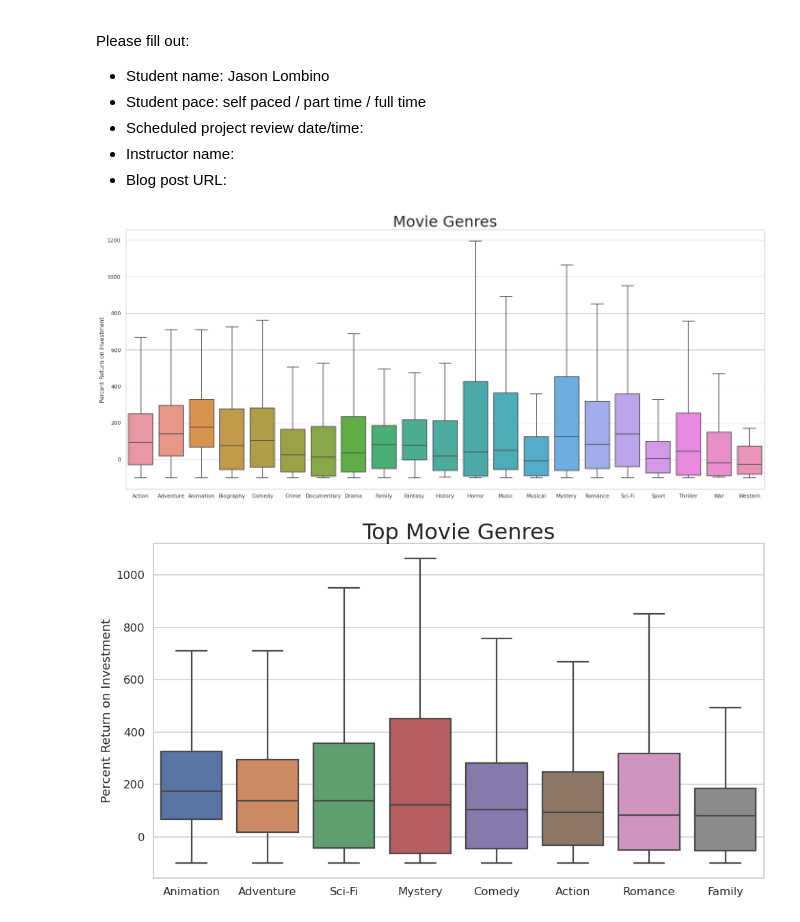
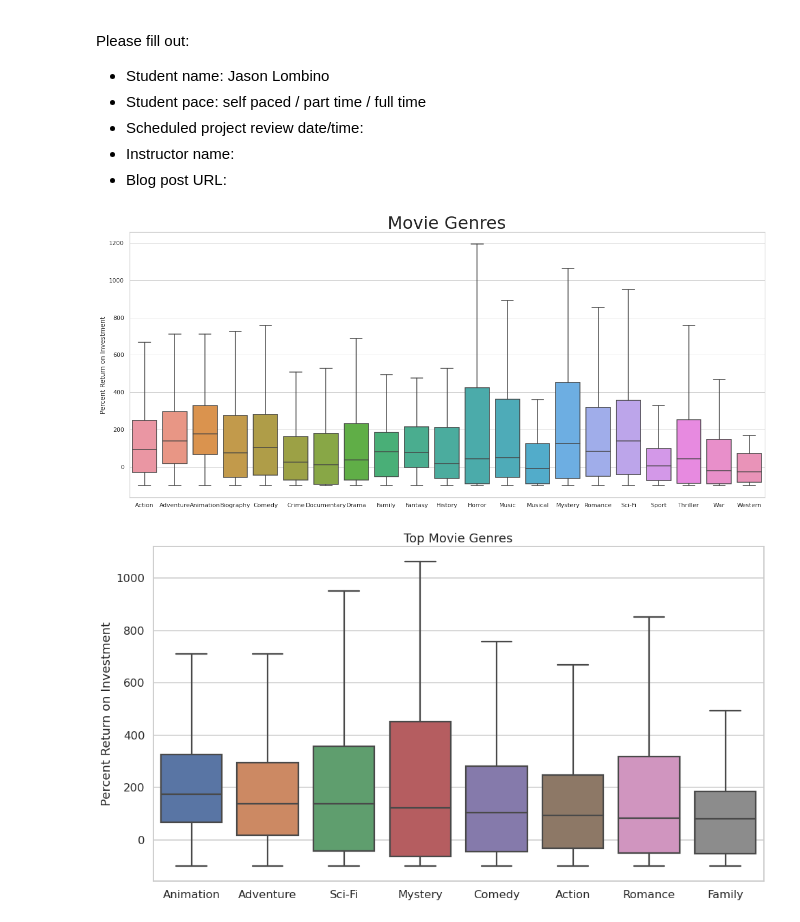
Before and after one commit to jlombino/dsc-phase-1-project, a Jupyter notebook: Jason's Work.ipynb, the cells around one changed output. Cells and saved outputs as stored; diff of their text form; code cells hidden in the pictures.

```diff
--- a/Jason's Work.ipynb
+++ b/Jason's Work.ipynb
@@ -55,7 +55,7 @@ tn = tn[tn['year'].astype(int) >= 2000]
 tn['roi_%_domestic'] = 100*(tn['clean_domestic'] - tn['clean_budget']) / tn['clean_budget']
 tn['roi_%_worldwide'] = 100*(tn['clean_worldwide'] - tn['clean_budget']) / tn['clean_budget']
 tn['clean_profit'] = tn['clean_worldwide'] - tn['clean_budget']
-tn['season'] = tn['month'].apply(get_season)
+tn['Season'] = tn['month'].apply(get_season)
 # %%
 im_db_basics.rename({'primary_title':'title'},axis=1,inplace=True)
 im_db_cols = ['title','genres','runtime_minutes']
@@ -79,19 +79,19 @@ for genre in genre_set:
 genre_financials.columns = genre_set
 # %%
 
-sns.set(rc={'figure.figsize':(24,10)})
+sns.set(rc={'figure.figsize':(21,9)})
 sns.set_theme(style='whitegrid');
 genre_plot_1 = sns.boxplot(data = genre_financials,showfliers = False)
 genre_plot_1.set_ylabel('Percent Return on Investment');
 genre_plot_1.set_title('Movie Genres',fontsize=32);
 # %% [output]
-[figure, old version]
+[figure, new version]
 # %%
 top_genre_financials = genre_financials[genre_financials.median().sort_values(ascending=False).index[:8]]
 sns.set(rc={'figure.figsize':(16,9)})
 sns.set_theme(style='whitegrid',context='talk');
 genre_plot_2 = sns.boxplot(data = top_genre_financials,showfliers = False)
 genre_plot_2.set_ylabel('Percent Return on Investment');
-genre_plot_2.set_title('Top Movie Genres',fontsize=32);
+genre_plot_2.set_title('Top Movie Genres');
 # %% [output]
-[figure, old version]
+[figure, new version]
```
Also changed, not shown: parts of 5 cells of this notebook.
